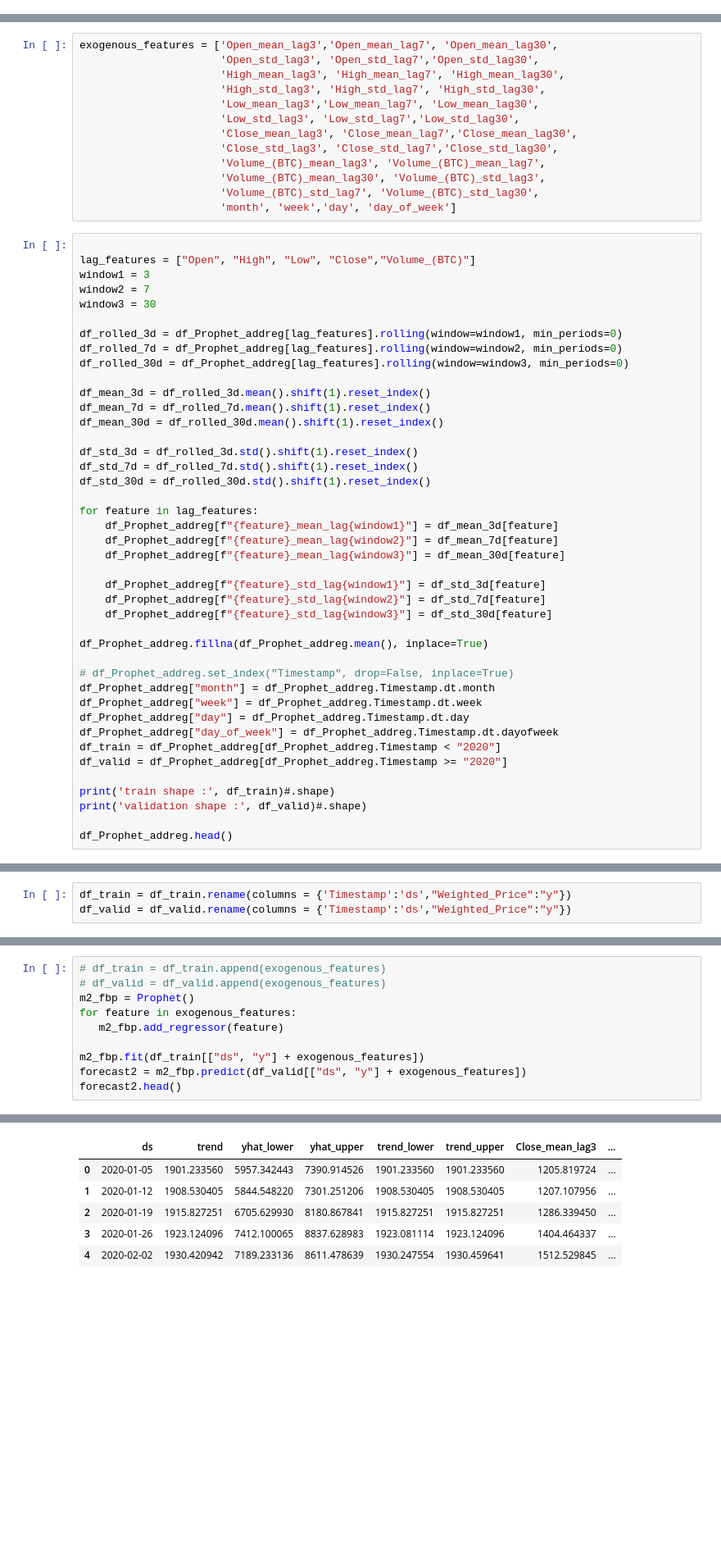
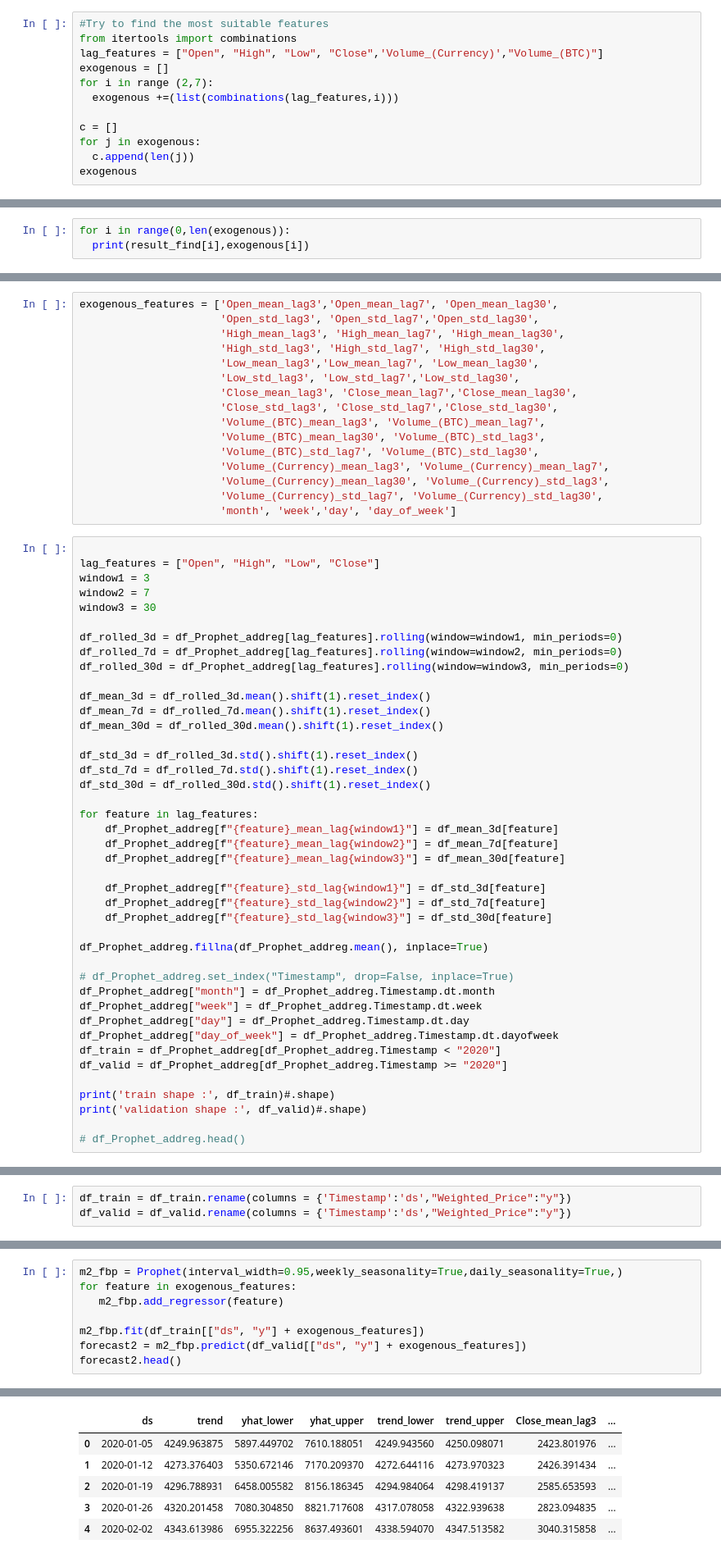
Before and after one commit to Rtengmiami/TimeSeries, a Jupyter notebook: Prophet.ipynb, the cells around one changed output, grey strips where cells are left out. Shown at 82% size. Cells and saved outputs as stored; diff of their text form; blank space fills up the shorter version.

```diff
--- a/Prophet.ipynb
+++ b/Prophet.ipynb
@@ -125,3 +139,15 @@ plt_2 = m.plot(forecast)
 ##Add exogenous_features
 # %%
 df_Prophet_addreg = df_Prophet_addreg.reset_index()
+# %%
+#Try to find the most suitable features
+from itertools import combinations
+lag_features = ["Open", "High", "Low", "Close",'Volume_(Currency)',"Volume_(BTC)"]
+exogenous = []
+for i in range (2,7):
+  exogenous +=(list(combinations(lag_features,i)))
+
+c = []
+for j in exogenous:
+  c.append(len(j))
+exogenous
@@ -127,0 +316,3 @@ df_Prophet_addreg = df_Prophet_addreg.reset_index()
+# %%
+for i in range(0,len(exogenous)):
+  print(result_find[i],exogenous[i])
@@ -137,10 +488,13 @@ exogenous_features = ['Open_mean_lag3','Open_mean_lag7', 'Open_mean_lag30',
                       'Volume_(BTC)_mean_lag3', 'Volume_(BTC)_mean_lag7',
                       'Volume_(BTC)_mean_lag30', 'Volume_(BTC)_std_lag3',
                       'Volume_(BTC)_std_lag7', 'Volume_(BTC)_std_lag30',
+                      'Volume_(Currency)_mean_lag3', 'Volume_(Currency)_mean_lag7',
+                      'Volume_(Currency)_mean_lag30', 'Volume_(Currency)_std_lag3',
+                      'Volume_(Currency)_std_lag7', 'Volume_(Currency)_std_lag30',
                       'month', 'week','day', 'day_of_week']
 # %%
 
-lag_features = ["Open", "High", "Low", "Close","Volume_(BTC)"]
+lag_features = ["Open", "High", "Low", "Close"]
 window1 = 3
 window2 = 7
 window3 = 30
@@ -179,7 +533,7 @@ df_valid = df_Prophet_addreg[df_Prophet_addreg.Timestamp >= "2020"]
 print('train shape :', df_train)#.shape)
 print('validation shape :', df_valid)#.shape)
 
-df_Prophet_addreg.head()
+# df_Prophet_addreg.head()
 # %% [output]
 train shape :      Timestamp         Open         High          Low        Close  \
 0   2012-01-01     4.611429     4.621429     4.611429     4.621429
@@ -227,7 +574,5 @@ df_train
 # %%
-# df_train = df_train.append(exogenous_features)
-# df_valid = df_valid.append(exogenous_features)
-m2_fbp = Prophet()
+m2_fbp = Prophet(interval_width=0.95,weekly_seasonality=True,daily_seasonality=True,)
 for feature in exogenous_features:
    m2_fbp.add_regressor(feature)
 
@@ -248,7 +591,7 @@ INFO:cmdstanpy:Chain [1] start processing
 INFO:cmdstanpy:Chain [1] done processing
 |  | ds | trend | yhat_lower | yhat_upper | trend_lower | trend_upper | Close_mean_lag3 | ... |
-| 0 | 2020-01-05 | 1901.233560 | 5957.342443 | 7390.914526 | 1901.233560 | 1901.233560 | 1205.819724 | ... |
-| 1 | 2020-01-12 | 1908.530405 | 5844.548220 | 7301.251206 | 1908.530405 | 1908.530405 | 1207.107956 | ... |
-| 2 | 2020-01-19 | 1915.827251 | 6705.629930 | 8180.867841 | 1915.827251 | 1915.827251 | 1286.339450 | ... |
-| 3 | 2020-01-26 | 1923.124096 | 7412.100065 | 8837.628983 | 1923.081114 | 1923.124096 | 1404.464337 | ... |
-| 4 | 2020-02-02 | 1930.420942 | 7189.233136 | 8611.478639 | 1930.247554 | 1930.459641 | 1512.529845 | ... |
+| 0 | 2020-01-05 | 4249.963875 | 5897.449702 | 7610.188051 | 4249.943560 | 4250.098071 | 2423.801976 | ... |
+| 1 | 2020-01-12 | 4273.376403 | 5350.672146 | 7170.209370 | 4272.644116 | 4273.970323 | 2426.391434 | ... |
+| 2 | 2020-01-19 | 4296.788931 | 6458.005582 | 8156.186345 | 4294.984064 | 4298.419137 | 2585.653593 | ... |
+| 3 | 2020-01-26 | 4320.201458 | 7080.304850 | 8821.717608 | 4317.078058 | 4322.939638 | 2823.094835 | ... |
+| 4 | 2020-02-02 | 4343.613986 | 6955.322256 | 8637.493601 | 4338.594070 | 4347.513582 | 3040.315858 | ... |
```
Also changed, not shown: parts of 28 cells of this notebook.
